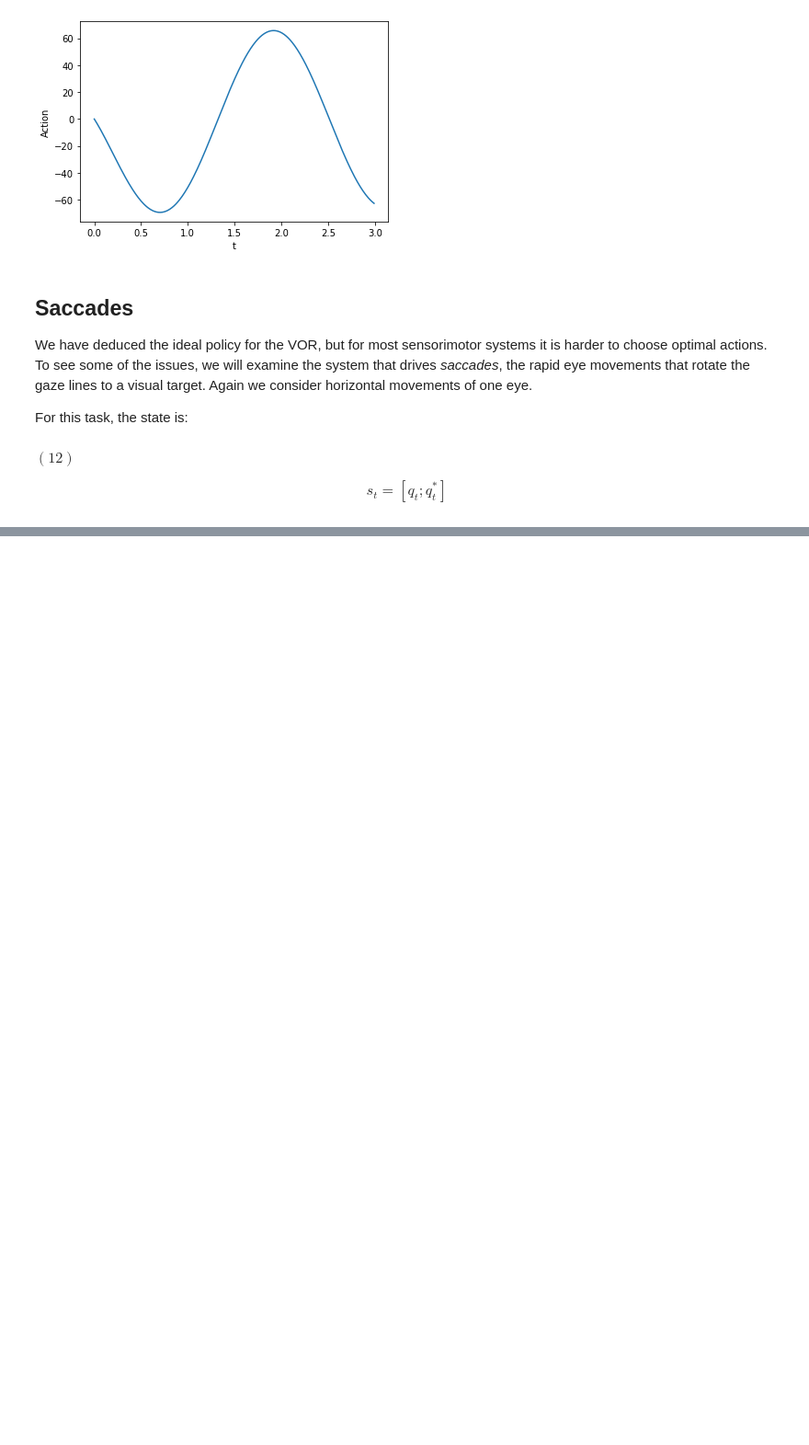
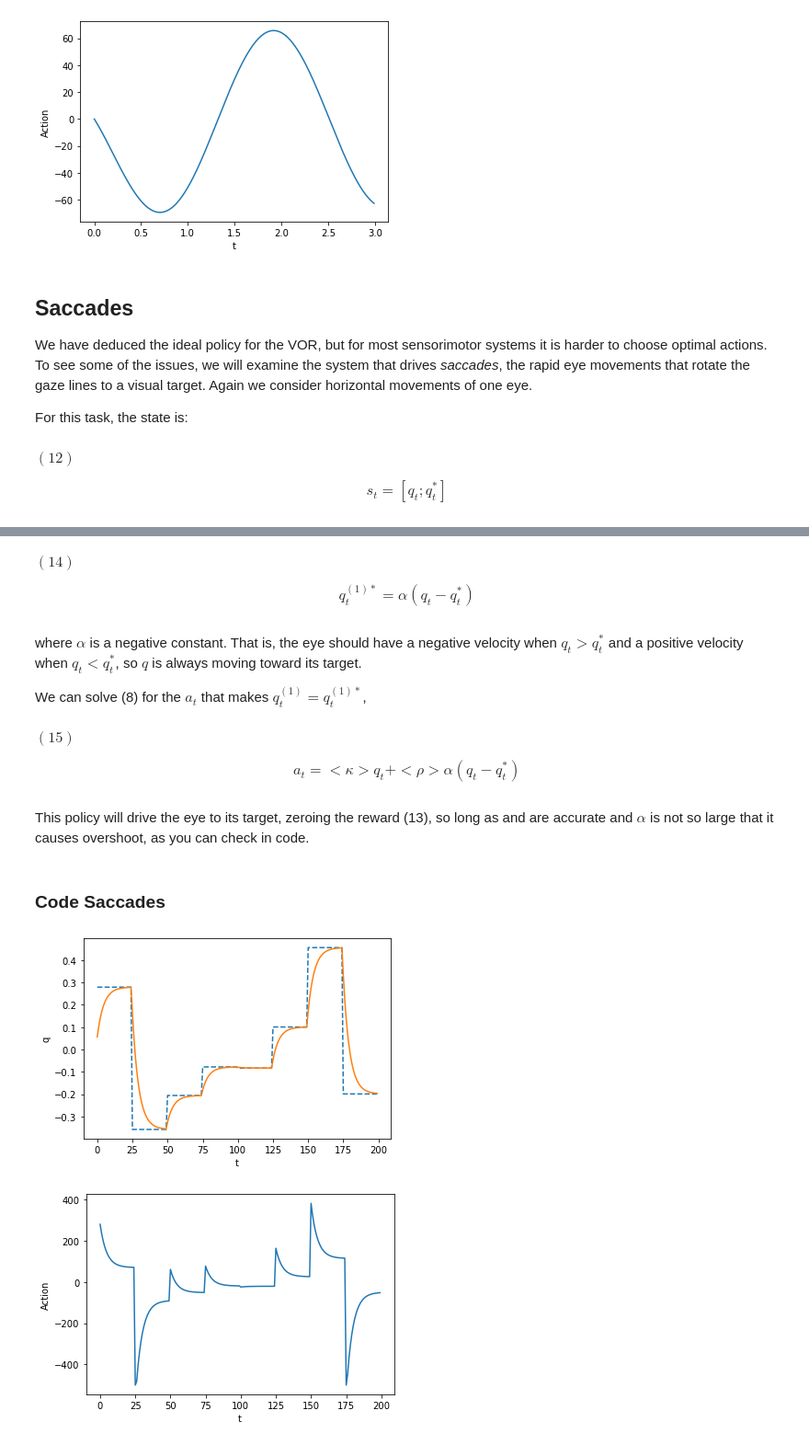
Before and after one commit to pre6/Jupyter-Notebooks, a Jupyter notebook: Control Systems.ipynb, the cells around one changed output, grey strips where cells are left out. Shown: that part at 92% size. Saved outputs shown, nothing was run; the diff lists cells and outputs as text; code cells hidden in the pictures; blank space fills up the shorter version.

```diff
--- a/Control Systems.ipynb
+++ b/Control Systems.ipynb
@@ -266,0 +292,78 @@ $$s_{t} =[ q_{t};q^*_{t}]$$
+# %% [markdown]
+$(14)$
+
+$$ q^{(1)*}_{t} = \alpha (q_{t} - q^{*}_{t})$$
+# %% [markdown]
+where $\alpha$ is a negative constant. That is, the eye should have a negative velocity when $q_{t} > q^{*}_{t}$ and a positive velocity when $q_{t} < q^{*}_{t}$, so $q$ is always moving toward its target.
+
+We can solve (8) for the $a_{t}$ that makes $q^{(1)}_{t} = q^{(1)*}_{t}$,
+# %% [markdown]
+$(15)$
+
+$$a_{t} = <\kappa> q_{t} + <\rho> \alpha (q_{t} - q^{*}_{t})$$
+# %% [markdown]
+This policy will drive the eye to its target, zeroing the reward (13), so long as <$\kappa$> and <$\rho$> are accurate and $\alpha$ is
+not so large that it causes overshoot, as you can check in code.
+# %% [markdown]
+### Code Saccades
+# %%
+# Set parameters
+Dt = 0.01  # time step in s
+dur = 2  # duration of run in s
+wait = math.ceil(0.25/Dt)  # interval betw target jumps in time steps
+kappa = 250  # stiffness coefficient
+rho = 50  # viscosity coefficient
+kappa_est = 1*kappa  # agent's estimate of kappa
+rho_est = 1*rho  # agent's estimate of rho
+a_max = 500
+alpha = -20  # coeff of desired dynamics q_vel = alpha*(q - q_star)
+
+
+# Initialize
+q_star = 0  # initial desired eye position in radians
+q = q_star  # eye position at time t = 0
+q_vel = 0  # eye velocity
+a = kappa*q + rho*q_vel  # possibly-off-policy command holds initial eye position
+step = 0   # time steps since simulation began
+
+
+time = []
+q_target =[]
+q_right_now = []
+action = []
+
+
+for i in range(int(Dt),int(dur/Dt)):
+
+    step = step + 1
+
+    if(step% wait) == 1:
+        q_star = 1*(random.random() - 0.5)
+
+      # Compute command
+    e = q - q_star  # eye-position error
+    q_vel_star = alpha*e  # linear (Hurwitz) desired dynamics
+    a = min(a_max, max(-a_max, kappa_est*q + rho_est*q_vel_star))  # policy, with bounding
+
+      # Update eye position
+    q_vel = (a - kappa*q)/rho  # q-dynamics
+    q = q + Dt*q_vel  # Euler integration
+
+    time.append(i)
+    q_target.append(q_star)
+    q_right_now.append(q)
+    action.append(a)
+
+plt.plot(time,q_target, '--')
+plt.plot(time,q_right_now)
+plt.ylabel('q')
+plt.xlabel('t')
+plt.show()
+
+plt.plot(time,action)
+plt.ylabel('Action')
+plt.xlabel('t')
+plt.show()
+# %% [output]
+[figure, added]
+[figure, added]
```
Also changed, not shown: parts of 10 cells of this notebook.
